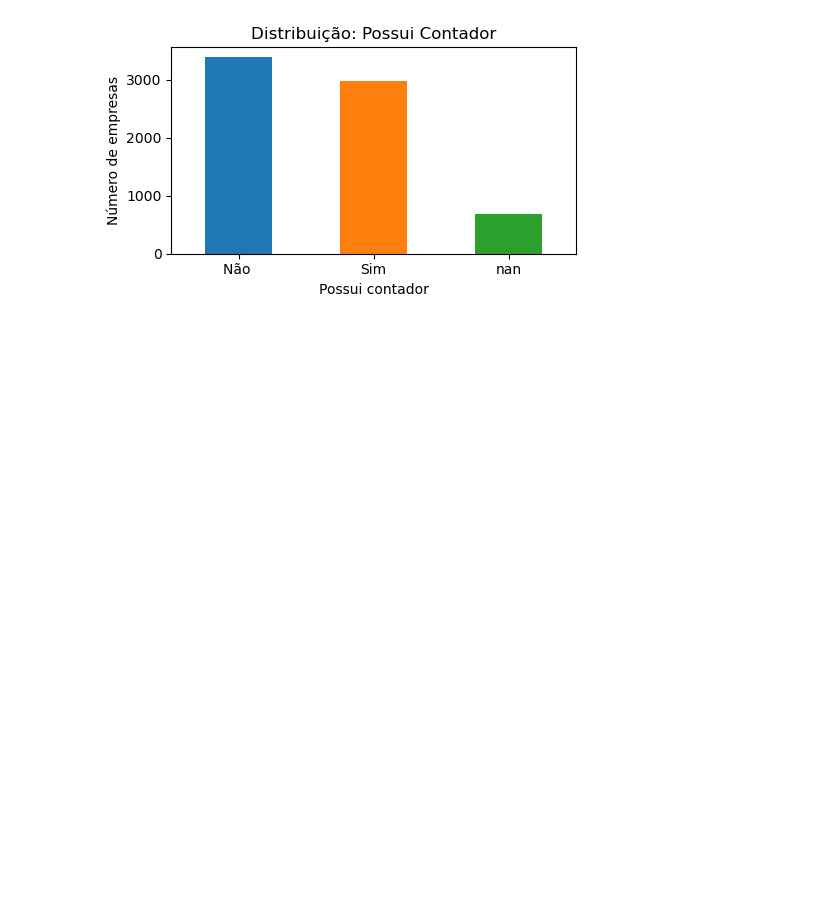
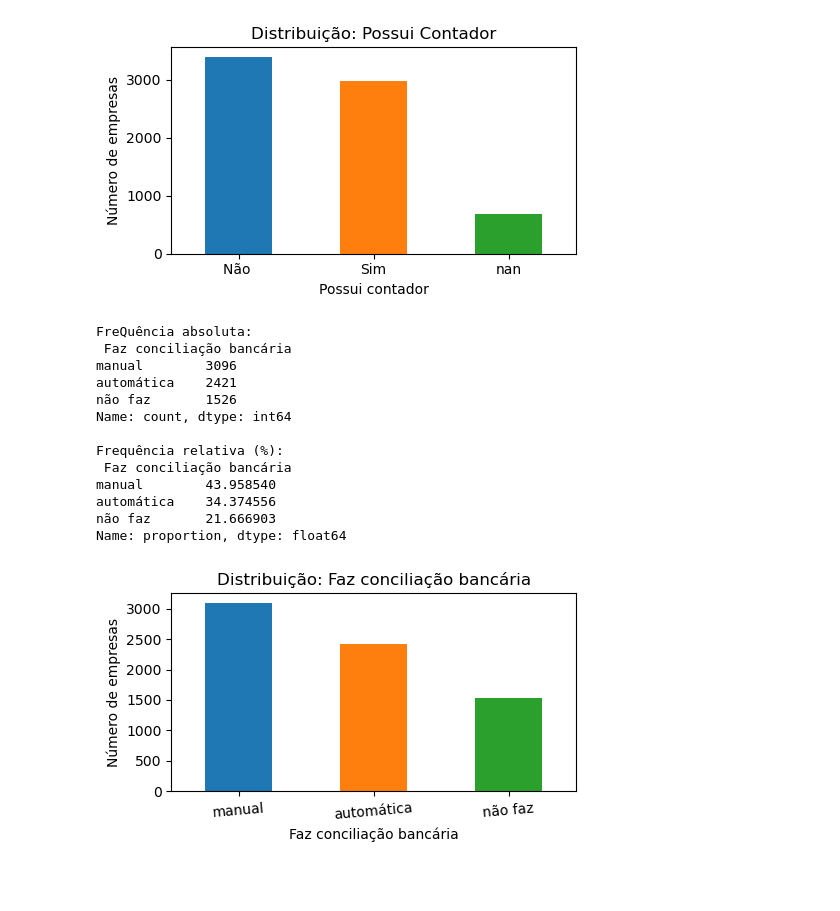
Before and after one commit to jrcomitre/analise-de-churn, a Jupyter notebook: churn.ipynb, the cells around one changed output. Saved outputs shown, nothing was run; the diff lists cells and outputs as text; code cells hidden in the pictures; blank space fills up the shorter version.

Commit message:
feat: Conciliação Bancária

```diff
--- a/churn.ipynb
+++ b/churn.ipynb
@@ -359,5 +359,42 @@ Sim     42.183729
 NaN      9.683374
 Name: proportion, dtype: float64
 [figure]
+# %%
+# Faz Conciliação Bancária
+
+col = 'Faz conciliação bancária'
+
+# Frequência absoluta e relativa
+abs_freq = df[col].value_counts()
+rel_freq = df[col].value_counts(normalize=True) *100
+
+print('FreQuência absoluta:\n', abs_freq)
+print('\nFrequência relativa (%):\n', rel_freq)
+
+# Gráfico de barras
+import matplotlib.pyplot as plt
+plt.figure(figsize=(5,3))
+abs_freq.plot(kind='bar', color=['#1f77b4', '#ff7f0e', '#2ca02c'])
+plt.title('Distribuição: Faz conciliação bancária')
+plt.xlabel('Faz conciliação bancária')
+plt.ylabel('Número de empresas')
+plt.xticks(rotation=5)
+plt.tight_layout()
+plt.show()
+# %% [output]
+FreQuência absoluta:
+ Faz conciliação bancária
+manual        3096
+automática    2421
+não faz       1526
+Name: count, dtype: int64
+
+Frequência relativa (%):
+ Faz conciliação bancária
+manual        43.958540
+automática    34.374556
+não faz       21.666903
+Name: proportion, dtype: float64
+[figure, added]
 # %% [markdown]
 #
```
